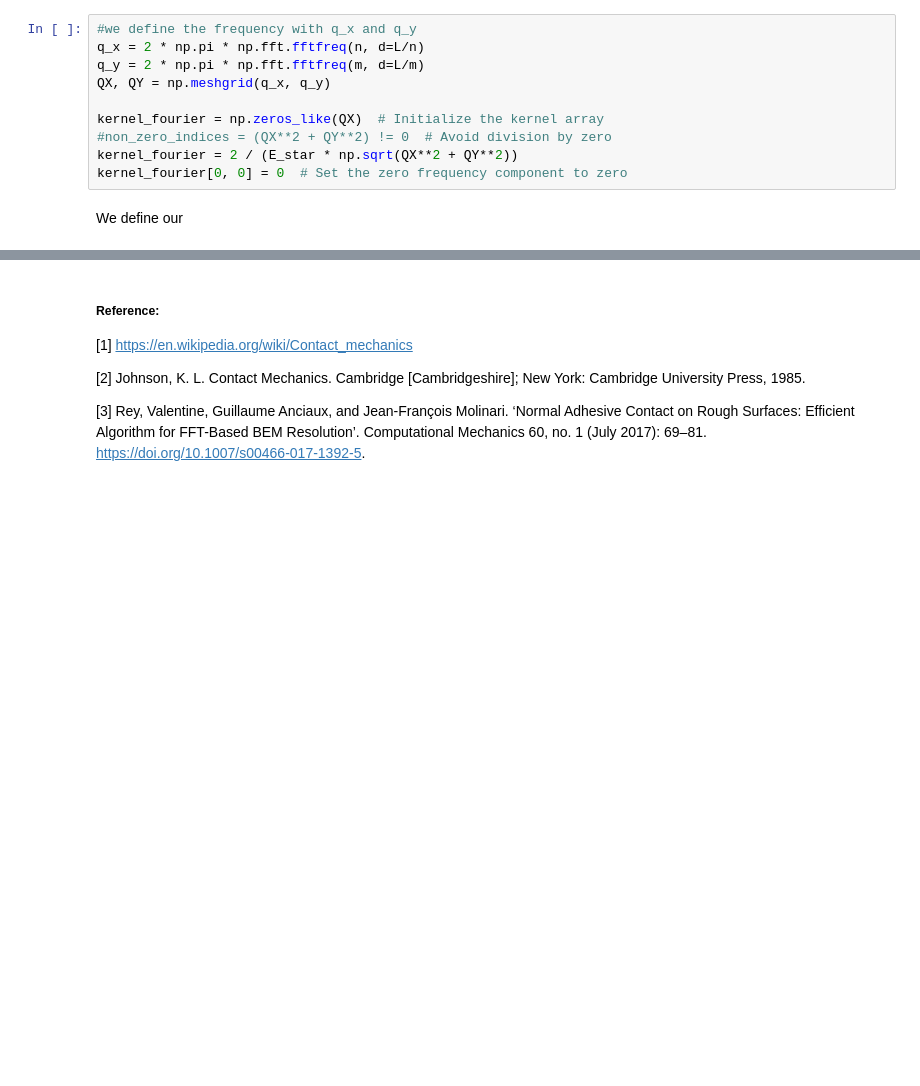
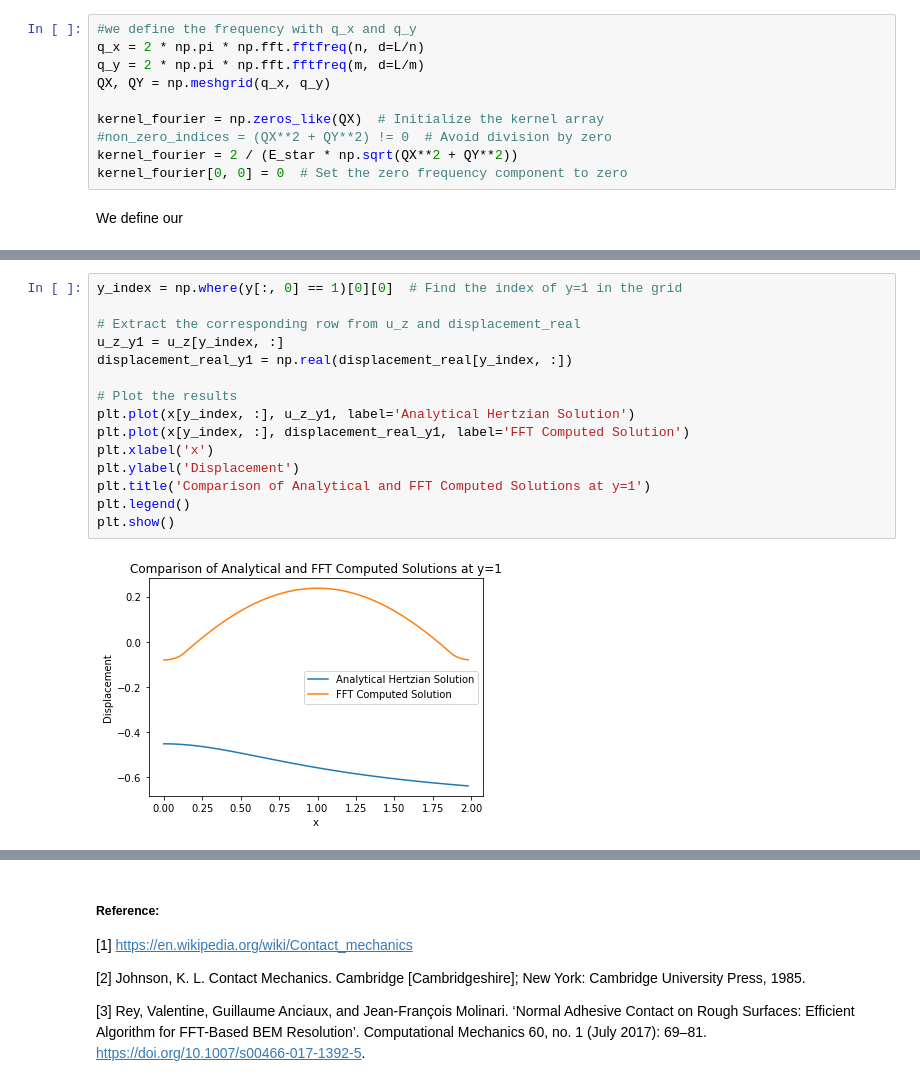
Before and after one commit to NathanLZC/Master-internship-repo-at-Institut-dAlembert, a Jupyter notebook: Week2/task1_Hertz_contact.ipynb, the cells around one changed output, grey strips where cells are left out. Saved outputs shown, nothing was run; the diff lists cells and outputs as text; blank space fills up the shorter version.

```diff
--- a/Week2/task1_Hertz_contact.ipynb
+++ b/Week2/task1_Hertz_contact.ipynb
@@ -375,0 +420,17 @@ plt.show()
+# %%
+y_index = np.where(y[:, 0] == 1)[0][0]  # Find the index of y=1 in the grid
+
+# Extract the corresponding row from u_z and displacement_real
+u_z_y1 = u_z[y_index, :]
+displacement_real_y1 = np.real(displacement_real[y_index, :])
+
+# Plot the results
+plt.plot(x[y_index, :], u_z_y1, label='Analytical Hertzian Solution')
+plt.plot(x[y_index, :], displacement_real_y1, label='FFT Computed Solution')
+plt.xlabel('x')
+plt.ylabel('Displacement')
+plt.title('Comparison of Analytical and FFT Computed Solutions at y=1')
+plt.legend()
+plt.show()
+# %% [output]
+[figure, added]
```
Also changed, not shown: parts of 11 cells of this notebook.
